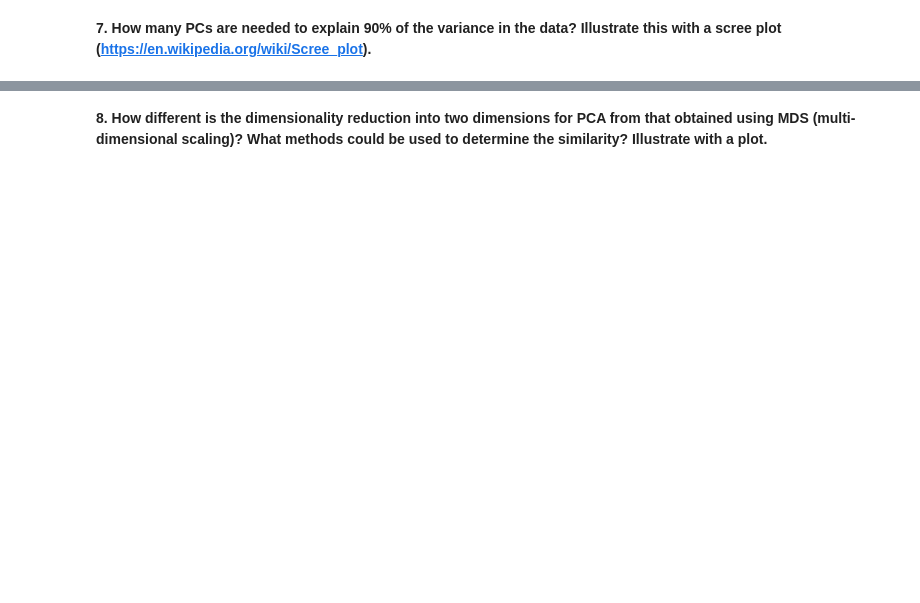
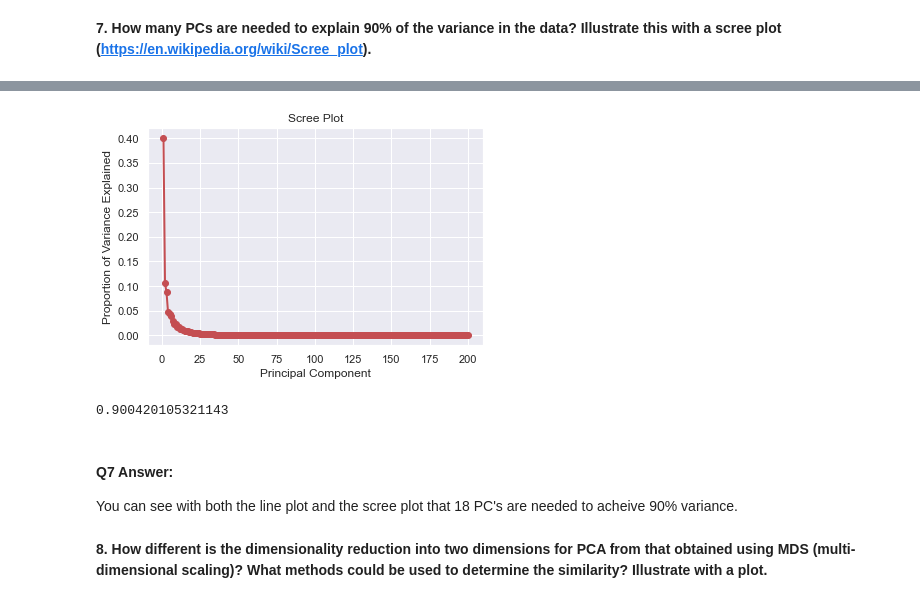
Before and after one commit to Fudenberg-Research-Group/qbio577_fall2022, a Jupyter notebook: encode-bigwig-eda.ipynb, the cells around one changed output, grey strips where cells are left out. Cells and saved outputs as stored; diff of their text form; code cells hidden in the pictures; blank space fills up the shorter version.

```diff
--- a/encode-bigwig-eda.ipynb
+++ b/encode-bigwig-eda.ipynb
@@ -412,3 +453,31 @@ Text(0, 0.5, 'ENCFF230YBR')
+# %%
+# Let's do this more elegantly with a scree plot
+
+PC_values = np.arange(pca.n_components_) + 1
+plt.plot(PC_values, pca.explained_variance_ratio_, 'ro-', linewidth=2)
+plt.title('Scree Plot')
+plt.xlabel('Principal Component')
+plt.ylabel('Proportion of Variance Explained')
+plt.show()
+# %% [output]
+[figure, added]
+# %%
+# Check that 18 PC's explain 90%
+exp_var = pca.explained_variance_ratio_
+
+sum = 0
+for i in range(0,18):
+    sum+=exp_var[i]
+
+sum
+
+#Confirmed, YAY!
+# %% [output]
+0.900420105321143
+# %% [markdown]
+#### Q7 Answer:
+
+You can see with both the line plot and the scree plot that 18 PC's are needed to acheive 90% variance.
 # %% [markdown]
 **8. How different is the dimensionality reduction into two dimensions for PCA from that obtained using MDS (multi-dimensional scaling)? What methods could be used to determine the similarity? Illustrate with a plot.**
 # %%
```
Also changed, not shown: parts of 30 cells of this notebook.
